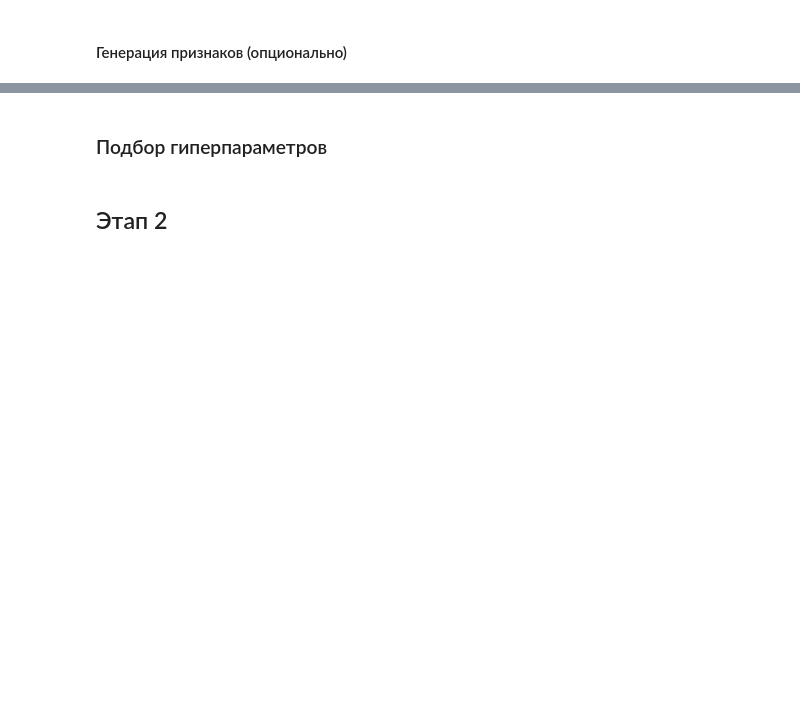
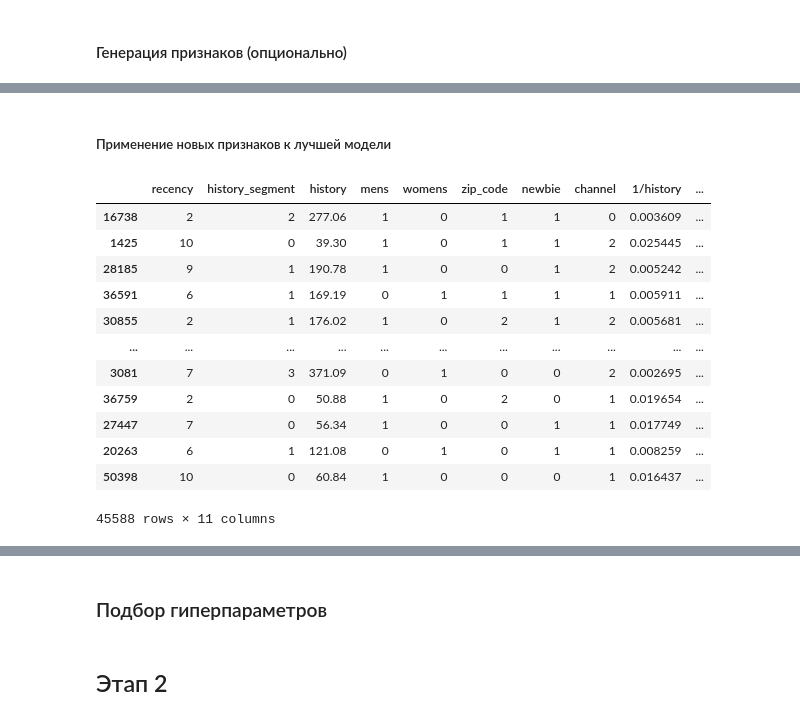
Before and after one commit to khromenko/mle-uplift-final-project-2025, a Jupyter notebook: final_project.ipynb, the cells around one changed output, grey strips where cells are left out. Drawn from its saved outputs; the diff is of its cells as text; code cells hidden in the pictures; blank space fills up the shorter version.

```diff
--- a/final_project.ipynb
+++ b/final_project.ipynb
@@ -1769,0 +1835,26 @@ plt.tight_layout()
+# %% [markdown]
+##### Применение новых признаков к лучшей модели
+# %%
+def add_features(df):
+    df['1/history'] = 1/df['history']
+    df['history*recency**2'] = df['history'] * df['recency'].pow(2)
+    df['1/(history*recency)'] = 1/(df['history'] * df['recency'])
+# %%
+add_features(X_train_cat)
+add_features(X_test_cat)
+
+X_train_cat
+# %% [output]
+|  | recency | history_segment | history | mens | womens | zip_code | newbie | channel | 1/history | ... |
+| 16738 | 2 | 2 | 277.06 | 1 | 0 | 1 | 1 | 0 | 0.003609 | ... |
+| 1425 | 10 | 0 | 39.30 | 1 | 0 | 1 | 1 | 2 | 0.025445 | ... |
+| 28185 | 9 | 1 | 190.78 | 1 | 0 | 0 | 1 | 2 | 0.005242 | ... |
+| 36591 | 6 | 1 | 169.19 | 0 | 1 | 1 | 1 | 1 | 0.005911 | ... |
+| 30855 | 2 | 1 | 176.02 | 1 | 0 | 2 | 1 | 2 | 0.005681 | ... |
+| ... | ... | ... | ... | ... | ... | ... | ... | ... | ... | ... |
+| 3081 | 7 | 3 | 371.09 | 0 | 1 | 0 | 0 | 2 | 0.002695 | ... |
+| 36759 | 2 | 0 | 50.88 | 1 | 0 | 2 | 0 | 1 | 0.019654 | ... |
+| 27447 | 7 | 0 | 56.34 | 1 | 0 | 0 | 1 | 1 | 0.017749 | ... |
+| 20263 | 6 | 1 | 121.08 | 0 | 1 | 0 | 1 | 1 | 0.008259 | ... |
+| 50398 | 10 | 0 | 60.84 | 1 | 0 | 0 | 0 | 1 | 0.016437 | ... |
+45588 rows × 11 columns
```
Also changed, not shown: parts of 16 cells of this notebook, 5 other files.
